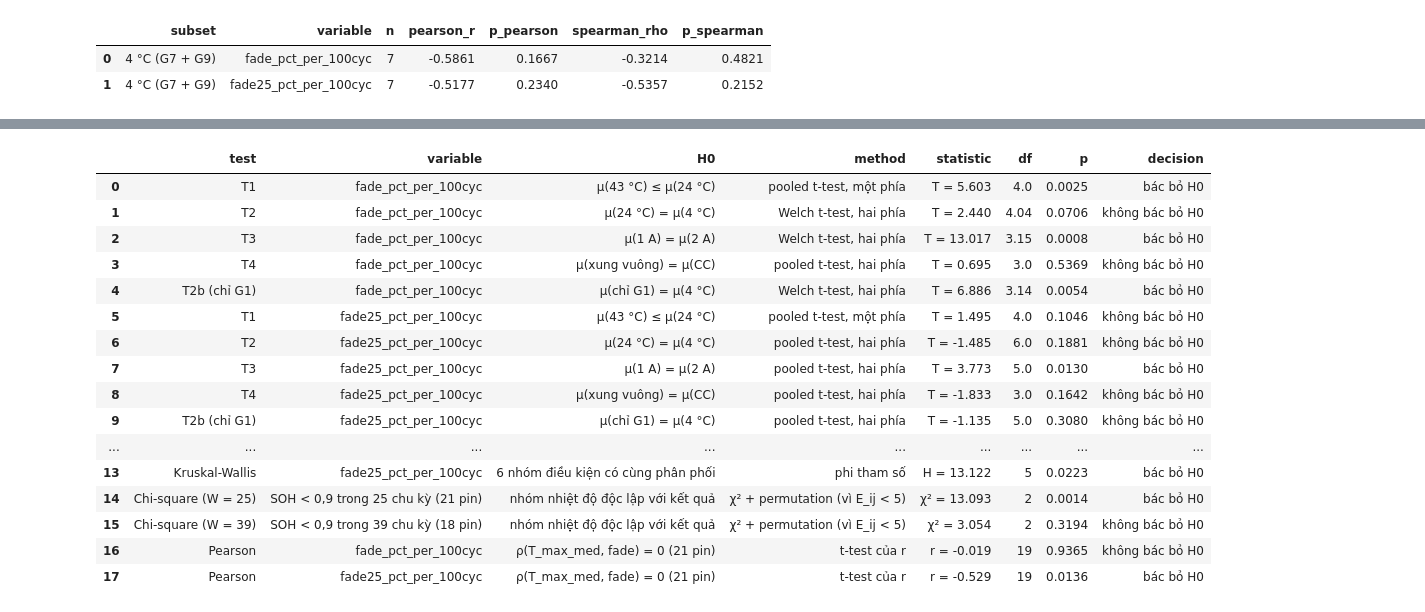
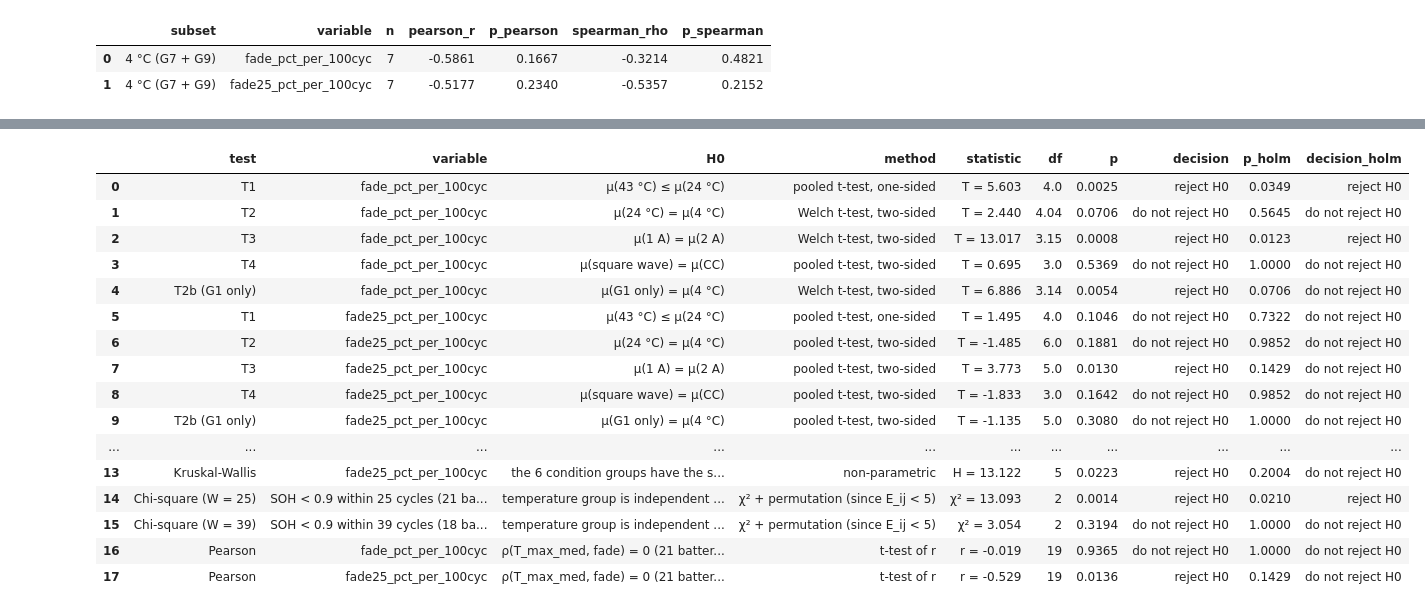
Before and after one commit to Ac-2836/STAT3013.R11.CTTT_Group08, a Jupyter notebook: notebooks/02_inferential.ipynb, the cells around one changed output, grey strips where cells are left out. Cells and saved outputs as stored; diff of their text form; code cells hidden in the pictures.

```diff
--- a/notebooks/02_inferential.ipynb
+++ b/notebooks/02_inferential.ipynb
@@ -77,5 +79,5 @@ Còn lại **21 pin trong 6 nhóm điều kiện**. Mọi số trong notebook đ
 # %%
-EXCLUDE = {"B0054": "tier N (nhiễu)", "B0028": "điều kiện chỉ có 1 pin (SQ 2 A)"}
+EXCLUDE = {"B0054": "tier N (noisy)", "B0028": "only battery of its condition (SQ 2 A)"}
 main = fade[~fade.battery_id.isin(EXCLUDE)].copy()
 LEVELS = ["24C/CC/2A", "24C/CC/4A", "24C/SQ/4A", "43C/CC/4A", "4C/CC/1A", "4C/CC/2A"]
 assert set(main.condition) == set(LEVELS) and len(main) == 21
@@ -328,7 +335,7 @@ Between (điều kiện) 7455.0437   5 1491.0087 12.6682  2.9013 0.0001
 fig, axes = plt.subplots(1, 2, figsize=(11, 4))
 for ax, col in zip(axes, Y.values()):
     stats.probplot(anova_out[col][1], dist="norm", plot=ax)
-    ax.set_title(f"QQ-plot phần dư ANOVA: {col}")
+    ax.set_title(f"QQ-plot of ANOVA residuals: {col}")
 fig.tight_layout()
 fig.savefig(FIG / "inf_02_anova_qq.png", dpi=150)
 plt.show()
@@ -436,25 +446,25 @@ def chi_square(window, cells):
     df = main.set_index("battery_id").loc[list(cells), ["ambient_C"]].join(below)
     obs = pd.crosstab(df.ambient_C, df.below).reindex(columns=[False, True], fill_value=0)
     obs.index = [f"{t:.0f} °C" for t in obs.index]
-    obs.columns = ["không", "có (SOH < 0,9)"]
+    obs.columns = ["no", "yes (SOH < 0.9)"]
     chi2, p_chi, dof, exp = stats.chi2_contingency(obs.to_numpy(), correction=False)
     exp = pd.DataFrame(exp, index=obs.index, columns=obs.columns)
     rng = np.random.default_rng(42)
     lab, out = df.ambient_C.to_numpy(), df.below.to_numpy()
     perm = np.array([chi2_stat(rng.permutation(lab), out) for _ in range(REPS)])
     p_perm = (np.sum(perm >= chi2 - 1e-12) + 1) / (REPS + 1)
-    print(f"=== W = {window}, {len(df)} pin; cycle_valid lớn nhất trong cửa sổ, nhỏ nhất qua các pin = {reach.min()}")
-    print("Bảng quan sát O_ij"); print(obs.to_string())
-    print("Bảng kỳ vọng E_ij"); print(exp.round(2).to_string())
+    print(f"=== W = {window}, {len(df)} batteries; smallest (over batteries) of the largest cycle_valid inside the window = {reach.min()}")
+    print("Observed table O_ij"); print(obs.to_string())
+    print("Expected table E_ij"); print(exp.round(2).to_string())
     print(f"χ² = {chi2:.4f}, df = {dof}, χ²_crit = {stats.chi2.ppf(1 - ALPHA, dof):.4f}, p (χ²) = {p_chi:.4f}, "
-          f"p (permutation) = {p_perm:.4f}; số ô E_ij < 5: {int((exp < 5).sum().sum())}/{exp.size}\n")
+          f"p (permutation) = {p_perm:.4f}; cells with E_ij < 5: {int((exp < 5).sum().sum())}/{exp.size}\n")
     return {"window": window, "n_cells": len(df), "chi2": chi2, "df": dof, "p_chi2": p_chi, "p_perm": p_perm,
             "n_cells_E_lt_5": int((exp < 5).sum().sum())}
 
 
 chi_main = chi_square(25, main.battery_id)
 cells39 = [b for b in main.battery_id if last_valid[b] >= 39]
-print("Bỏ khỏi bản W = 39 (chưa tới 39 chu kỳ):", sorted(set(main.battery_id) - set(cells39)))
+print("Dropped from the W = 39 version (fewer than 39 cycles):", sorted(set(main.battery_id) - set(cells39)))
 chi_39 = chi_square(39, cells39)
 chi_table = pd.DataFrame([chi_main, chi_39])
 chi_table.round(4)
@@ -495,7 +505,7 @@ for ax, col in zip(axes, Y.values()):
     for lv in LEVELS:
         d = main[main.condition == lv]
         ax.scatter(d.T_max_med, d[col], label=lv, s=35)
-    ax.set_xlabel("T_max_med (°C): nhiệt độ cell điển hình khi xả")
+    ax.set_xlabel("T_max_med (°C): typical cell temperature during discharge")
     ax.set_ylabel(col)
     ax.set_title(f"{col}: Pearson r = {pr.statistic:.2f} (p = {pr.pvalue:.3f})")
 axes[0].legend(fontsize=8)
@@ -533,31 +547,37 @@ Cột "Ý nghĩa thực tế" được viết ở mục 9 sau khi đọc bảng.
 # %%
+def decide(p):
+    return "reject H0" if p < ALPHA else "do not reject H0"
+
+
 summary = []
 for r in t_table.itertuples():
     summary.append({"test": r.test, "variable": r.variable, "H0": f"μ({r.comparison.split(': ')[1].split(' vs ')[0]}) "
                     f"{'≤' if r.Ha == 'greater' else '='} μ({r.comparison.split(' vs ')[1]})",
-                    "method": f"{r.t_test} t-test, {'một phía' if r.Ha == 'greater' else 'hai phía'}",
-                    "statistic": f"T = {r.T:.3f}", "df": round(r.df, 2), "p": r.p,
-                    "decision": "bác bỏ H0" if r.reject_H0 else "không bác bỏ H0"})
+                    "method": f"{r.t_test} t-test, {'one-sided' if r.Ha == 'greater' else 'two-sided'}",
+                    "statistic": f"T = {r.T:.3f}", "df": round(r.df, 2), "p": r.p, "decision": decide(r.p)})
 for a in assumptions.itertuples():
     tab = anova_out[a.variable][0]
-    summary.append({"test": "ANOVA", "variable": a.variable, "H0": "6 nhóm điều kiện có cùng trung bình",
+    summary.append({"test": "ANOVA", "variable": a.variable, "H0": "the 6 condition groups have equal means",
                     "method": "one-way ANOVA", "statistic": f"F = {a.F:.3f}", "df": f"({int(tab.df[0])},{int(tab.df[1])})",
-                    "p": a.p_ANOVA, "decision": "bác bỏ H0" if a.p_ANOVA < ALPHA else "không bác bỏ H0"})
-    summary.append({"test": "Kruskal-Wallis", "variable": a.variable, "H0": "6 nhóm điều kiện có cùng phân phối",
-                    "method": "phi tham số", "statistic": f"H = {a.H_Kruskal:.3f}", "df": int(tab.df[0]),
-                    "p": a.p_Kruskal, "decision": "bác bỏ H0" if a.p_Kruskal < ALPHA else "không bác bỏ H0"})
+                    "p": a.p_ANOVA, "decision": decide(a.p_ANOVA)})
+    summary.append({"test": "Kruskal-Wallis", "variable": a.variable, "H0": "the 6 condition groups have the same distribution",
+                    "method": "non-parametric", "statistic": f"H = {a.H_Kruskal:.3f}", "df": int(tab.df[0]),
+                    "p": a.p_Kruskal, "decision": decide(a.p_Kruskal)})
 for c in chi_table.itertuples():
-    summary.append({"test": f"Chi-square (W = {c.window})", "variable": f"SOH < 0,9 trong {c.window} chu kỳ ({c.n_cells} pin)",
-                    "H0": "nhóm nhiệt độ độc lập với kết quả", "method": "χ² + permutation (vì E_ij < 5)",
-                    "statistic": f"χ² = {c.chi2:.3f}", "df": c.df, "p": c.p_perm,
-                    "decision": "bác bỏ H0" if c.p_perm < ALPHA else "không bác bỏ H0"})
+    summary.append({"test": f"Chi-square (W = {c.window})", "variable": f"SOH < 0.9 within {c.window} cycles ({c.n_cells} batteries)",
+                    "H0": "temperature group is independent of the outcome", "method": "χ² + permutation (since E_ij < 5)",
+                    "statistic": f"χ² = {c.chi2:.3f}", "df": c.df, "p": c.p_perm, "decision": decide(c.p_perm)})
 for c in corr_table.itertuples():
-    summary.append({"test": "Pearson", "variable": c.variable, "H0": "ρ(T_max_med, fade) = 0 (21 pin)",
-                    "method": "t-test của r", "statistic": f"r = {c.pearson_r:.3f}", "df": c.n - 2, "p": c.p_pearson,
-                    "decision": "bác bỏ H0" if c.p_pearson < ALPHA else "không bác bỏ H0"})
+    summary.append({"test": "Pearson", "variable": c.variable, "H0": "ρ(T_max_med, fade) = 0 (21 batteries)",
+                    "method": "t-test of r", "statistic": f"r = {c.pearson_r:.3f}", "df": c.n - 2, "p": c.p_pearson,
+                    "decision": decide(c.p_pearson)})
 summary = pd.DataFrame(summary)
+summary["p_holm"] = multipletests(summary.p, alpha=ALPHA, method="holm")[1]
+summary["decision_holm"] = summary.p_holm.map(decide)
 summary.to_csv(TAB / "inference_summary.csv", index=False)
 t_table.to_csv(TAB / "inference_ttests.csv", index=False)
 ci_table.to_csv(TAB / "inference_ci.csv", index=False)
-summary.assign(p=summary.p.round(4))
+print(f"{len(summary)} tests; rejected at 5%: {int((summary.p < ALPHA).sum())} unadjusted, "
+      f"{int((summary.p_holm < ALPHA).sum())} after Holm")
+summary.assign(p=summary.p.round(4), p_holm=summary.p_holm.round(4))
 # %% [output]
@@ -564,17 +585,17 @@ summary.assign(p=summary.p.round(4))
-|  | test | variable | H0 | method | statistic | df | p | decision |
-| 0 | T1 | fade_pct_per_100cyc | μ(43 °C) ≤ μ(24 °C) | pooled t-test, một phía | T = 5.603 | 4.0 | 0.0025 | bác bỏ H0 |
-| 1 | T2 | fade_pct_per_100cyc | μ(24 °C) = μ(4 °C) | Welch t-test, hai phía | T = 2.440 | 4.04 | 0.0706 | không bác bỏ H0 |
-| 2 | T3 | fade_pct_per_100cyc | μ(1 A) = μ(2 A) | Welch t-test, hai phía | T = 13.017 | 3.15 | 0.0008 | bác bỏ H0 |
-| 3 | T4 | fade_pct_per_100cyc | μ(xung vuông) = μ(CC) | pooled t-test, hai phía | T = 0.695 | 3.0 | 0.5369 | không bác bỏ H0 |
-| 4 | T2b (chỉ G1) | fade_pct_per_100cyc | μ(chỉ G1) = μ(4 °C) | Welch t-test, hai phía | T = 6.886 | 3.14 | 0.0054 | bác bỏ H0 |
-| 5 | T1 | fade25_pct_per_100cyc | μ(43 °C) ≤ μ(24 °C) | pooled t-test, một phía | T = 1.495 | 4.0 | 0.1046 | không bác bỏ H0 |
-| 6 | T2 | fade25_pct_per_100cyc | μ(24 °C) = μ(4 °C) | pooled t-test, hai phía | T = -1.485 | 6.0 | 0.1881 | không bác bỏ H0 |
-| 7 | T3 | fade25_pct_per_100cyc | μ(1 A) = μ(2 A) | pooled t-test, hai phía | T = 3.773 | 5.0 | 0.0130 | bác bỏ H0 |
-| 8 | T4 | fade25_pct_per_100cyc | μ(xung vuông) = μ(CC) | pooled t-test, hai phía | T = -1.833 | 3.0 | 0.1642 | không bác bỏ H0 |
-| 9 | T2b (chỉ G1) | fade25_pct_per_100cyc | μ(chỉ G1) = μ(4 °C) | pooled t-test, hai phía | T = -1.135 | 5.0 | 0.3080 | không bác bỏ H0 |
-| ... | ... | ... | ... | ... | ... | ... | ... | ... |
-| 13 | Kruskal-Wallis | fade25_pct_per_100cyc | 6 nhóm điều kiện có cùng phân phối | phi tham số | H = 13.122 | 5 | 0.0223 | bác bỏ H0 |
-| 14 | Chi-square (W = 25) | SOH < 0,9 trong 25 chu kỳ (21 pin) | nhóm nhiệt độ độc lập với kết quả | χ² + permutation (vì E_ij < 5) | χ² = 13.093 | 2 | 0.0014 | bác bỏ H0 |
-| 15 | Chi-square (W = 39) | SOH < 0,9 trong 39 chu kỳ (18 pin) | nhóm nhiệt độ độc lập với kết quả | χ² + permutation (vì E_ij < 5) | χ² = 3.054 | 2 | 0.3194 | không bác bỏ H0 |
-| 16 | Pearson | fade_pct_per_100cyc | ρ(T_max_med, fade) = 0 (21 pin) | t-test của r | r = -0.019 | 19 | 0.9365 | không bác bỏ H0 |
-| 17 | Pearson | fade25_pct_per_100cyc | ρ(T_max_med, fade) = 0 (21 pin) | t-test của r | r = -0.529 | 19 | 0.0136 | bác bỏ H0 |
+|  | test | variable | H0 | method | statistic | df | p | decision | p_holm | decision_holm |
+| 0 | T1 | fade_pct_per_100cyc | μ(43 °C) ≤ μ(24 °C) | pooled t-test, one-sided | T = 5.603 | 4.0 | 0.0025 | reject H0 | 0.0349 | reject H0 |
+| 1 | T2 | fade_pct_per_100cyc | μ(24 °C) = μ(4 °C) | Welch t-test, two-sided | T = 2.440 | 4.04 | 0.0706 | do not reject H0 | 0.5645 | do not reject H0 |
+| 2 | T3 | fade_pct_per_100cyc | μ(1 A) = μ(2 A) | Welch t-test, two-sided | T = 13.017 | 3.15 | 0.0008 | reject H0 | 0.0123 | reject H0 |
+| 3 | T4 | fade_pct_per_100cyc | μ(square wave) = μ(CC) | pooled t-test, two-sided | T = 0.695 | 3.0 | 0.5369 | do not reject H0 | 1.0000 | do not reject H0 |
+| 4 | T2b (G1 only) | fade_pct_per_100cyc | μ(G1 only) = μ(4 °C) | Welch t-test, two-sided | T = 6.886 | 3.14 | 0.0054 | reject H0 | 0.0706 | do not reject H0 |
+| 5 | T1 | fade25_pct_per_100cyc | μ(43 °C) ≤ μ(24 °C) | pooled t-test, one-sided | T = 1.495 | 4.0 | 0.1046 | do not reject H0 | 0.7322 | do not reject H0 |
+| 6 | T2 | fade25_pct_per_100cyc | μ(24 °C) = μ(4 °C) | pooled t-test, two-sided | T = -1.485 | 6.0 | 0.1881 | do not reject H0 | 0.9852 | do not reject H0 |
+| 7 | T3 | fade25_pct_per_100cyc | μ(1 A) = μ(2 A) | pooled t-test, two-sided | T = 3.773 | 5.0 | 0.0130 | reject H0 | 0.1429 | do not reject H0 |
+| 8 | T4 | fade25_pct_per_100cyc | μ(square wave) = μ(CC) | pooled t-test, two-sided | T = -1.833 | 3.0 | 0.1642 | do not reject H0 | 0.9852 | do not reject H0 |
+| 9 | T2b (G1 only) | fade25_pct_per_100cyc | μ(G1 only) = μ(4 °C) | pooled t-test, two-sided | T = -1.135 | 5.0 | 0.3080 | do not reject H0 | 1.0000 | do not reject H0 |
+| ... | ... | ... | ... | ... | ... | ... | ... | ... | ... | ... |
+| 13 | Kruskal-Wallis | fade25_pct_per_100cyc | the 6 condition groups have the s... | non-parametric | H = 13.122 | 5 | 0.0223 | reject H0 | 0.2004 | do not reject H0 |
+| 14 | Chi-square (W = 25) | SOH < 0.9 within 25 cycles (21 ba... | temperature group is independent ... | χ² + permutation (since E_ij < 5) | χ² = 13.093 | 2 | 0.0014 | reject H0 | 0.0210 | reject H0 |
+| 15 | Chi-square (W = 39) | SOH < 0.9 within 39 cycles (18 ba... | temperature group is independent ... | χ² + permutation (since E_ij < 5) | χ² = 3.054 | 2 | 0.3194 | do not reject H0 | 1.0000 | do not reject H0 |
+| 16 | Pearson | fade_pct_per_100cyc | ρ(T_max_med, fade) = 0 (21 batter... | t-test of r | r = -0.019 | 19 | 0.9365 | do not reject H0 | 1.0000 | do not reject H0 |
+| 17 | Pearson | fade25_pct_per_100cyc | ρ(T_max_med, fade) = 0 (21 batter... | t-test of r | r = -0.529 | 19 | 0.0136 | reject H0 | 0.1429 | do not reject H0 |
```
Also changed, not shown: parts of 37 cells of this notebook, 5 other files.
